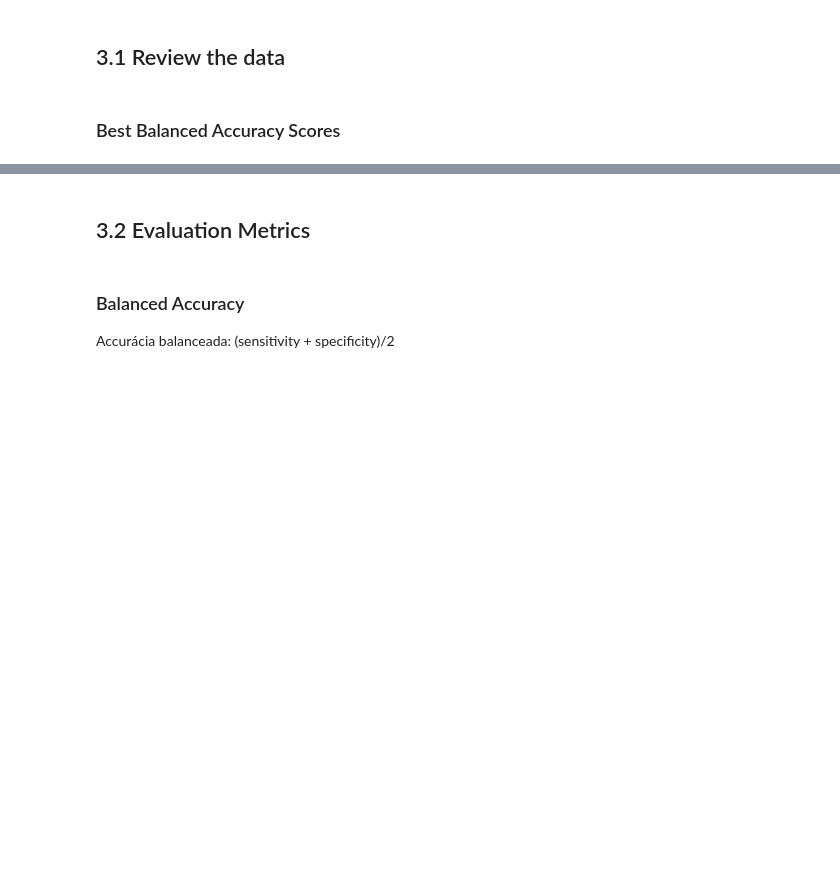
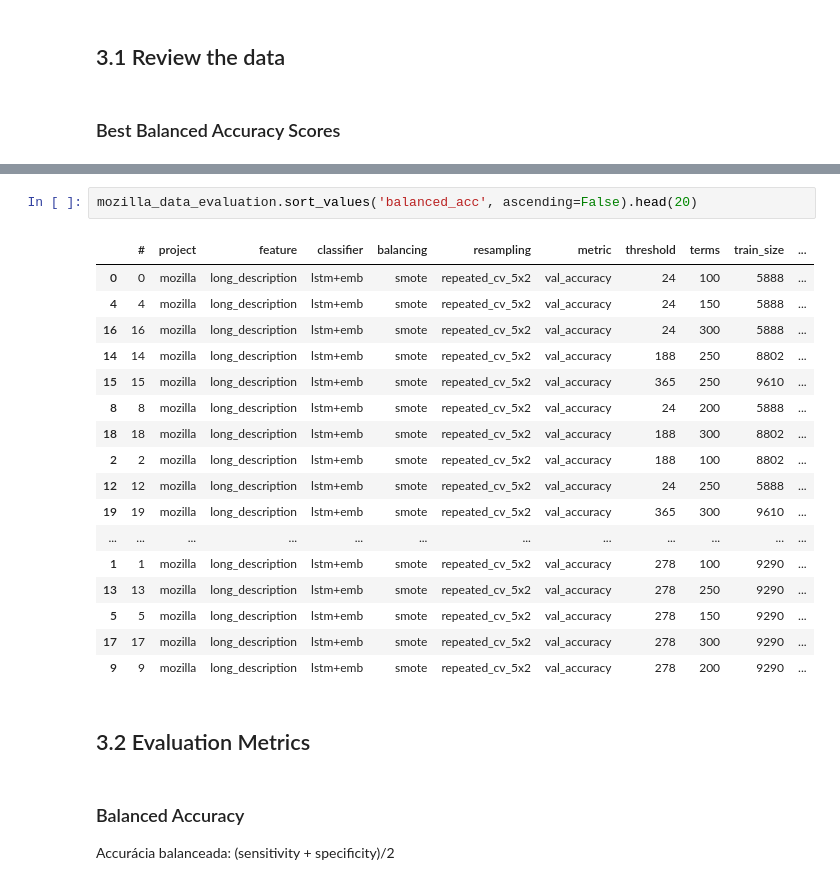
Before and after one commit to gomesluiz/my-doctorate, a Jupyter notebook: projects/long-lived-bug-prediction/deep-learning/notebook/evaluation/20200518-long-lived-prediction-w-dnn-data-analysis.ipynb, the cells around one changed output, grey strips where cells are left out. Saved outputs shown, nothing was run; the diff lists cells and outputs as text; blank space fills up the shorter version.

```diff
--- a/projects/long-lived-bug-prediction/deep-learning/notebook/evaluation/20200518-long-lived-prediction-w-dnn-data-analysis.ipynb
+++ b/projects/long-lived-bug-prediction/deep-learning/notebook/evaluation/20200518-long-lived-prediction-w-dnn-data-analysis.ipynb
@@ -76,3 +166,23 @@ data_evaluation.sort_values('balanced_acc', ascending=False).head()
+# %%
+mozilla_data_evaluation.sort_values('balanced_acc', ascending=False).head(20)
+# %% [output]
+|  | # | project | feature | classifier | balancing | resampling | metric | threshold | terms | train_size | ... |
+| 0 | 0 | mozilla | long_description | lstm+emb | smote | repeated_cv_5x2 | val_accuracy | 24 | 100 | 5888 | ... |
+| 4 | 4 | mozilla | long_description | lstm+emb | smote | repeated_cv_5x2 | val_accuracy | 24 | 150 | 5888 | ... |
+| 16 | 16 | mozilla | long_description | lstm+emb | smote | repeated_cv_5x2 | val_accuracy | 24 | 300 | 5888 | ... |
+| 14 | 14 | mozilla | long_description | lstm+emb | smote | repeated_cv_5x2 | val_accuracy | 188 | 250 | 8802 | ... |
+| 15 | 15 | mozilla | long_description | lstm+emb | smote | repeated_cv_5x2 | val_accuracy | 365 | 250 | 9610 | ... |
+| 8 | 8 | mozilla | long_description | lstm+emb | smote | repeated_cv_5x2 | val_accuracy | 24 | 200 | 5888 | ... |
+| 18 | 18 | mozilla | long_description | lstm+emb | smote | repeated_cv_5x2 | val_accuracy | 188 | 300 | 8802 | ... |
+| 2 | 2 | mozilla | long_description | lstm+emb | smote | repeated_cv_5x2 | val_accuracy | 188 | 100 | 8802 | ... |
+| 12 | 12 | mozilla | long_description | lstm+emb | smote | repeated_cv_5x2 | val_accuracy | 24 | 250 | 5888 | ... |
+| 19 | 19 | mozilla | long_description | lstm+emb | smote | repeated_cv_5x2 | val_accuracy | 365 | 300 | 9610 | ... |
+| ... | ... | ... | ... | ... | ... | ... | ... | ... | ... | ... | ... |
+| 1 | 1 | mozilla | long_description | lstm+emb | smote | repeated_cv_5x2 | val_accuracy | 278 | 100 | 9290 | ... |
+| 13 | 13 | mozilla | long_description | lstm+emb | smote | repeated_cv_5x2 | val_accuracy | 278 | 250 | 9290 | ... |
+| 5 | 5 | mozilla | long_description | lstm+emb | smote | repeated_cv_5x2 | val_accuracy | 278 | 150 | 9290 | ... |
+| 17 | 17 | mozilla | long_description | lstm+emb | smote | repeated_cv_5x2 | val_accuracy | 278 | 300 | 9290 | ... |
+| 9 | 9 | mozilla | long_description | lstm+emb | smote | repeated_cv_5x2 | val_accuracy | 278 | 200 | 9290 | ... |
 # %% [markdown]
 ## 3.2 Evaluation Metrics
 # %% [markdown]
```
Also changed, not shown: parts of 12 cells of this notebook, 1 other file.
